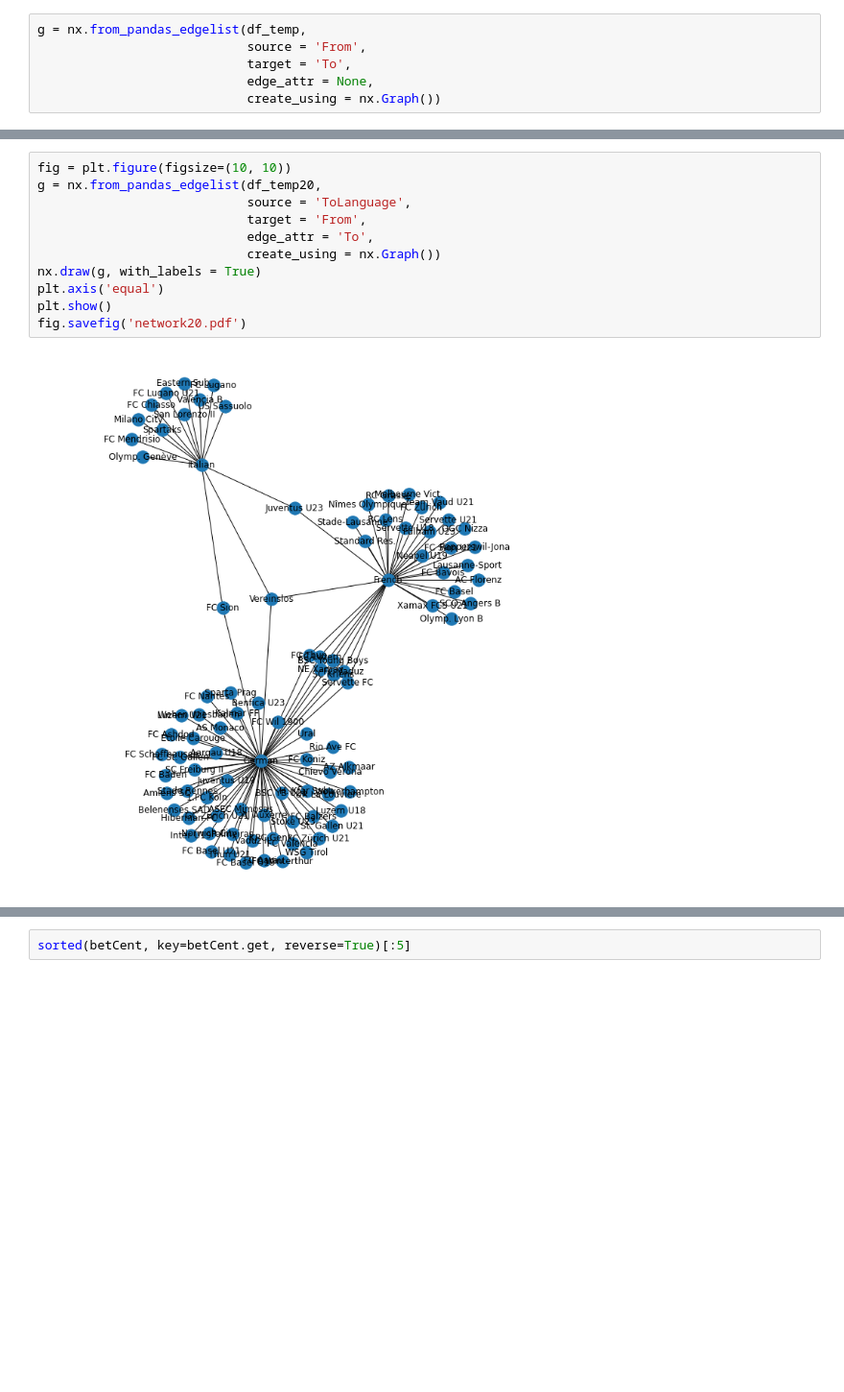
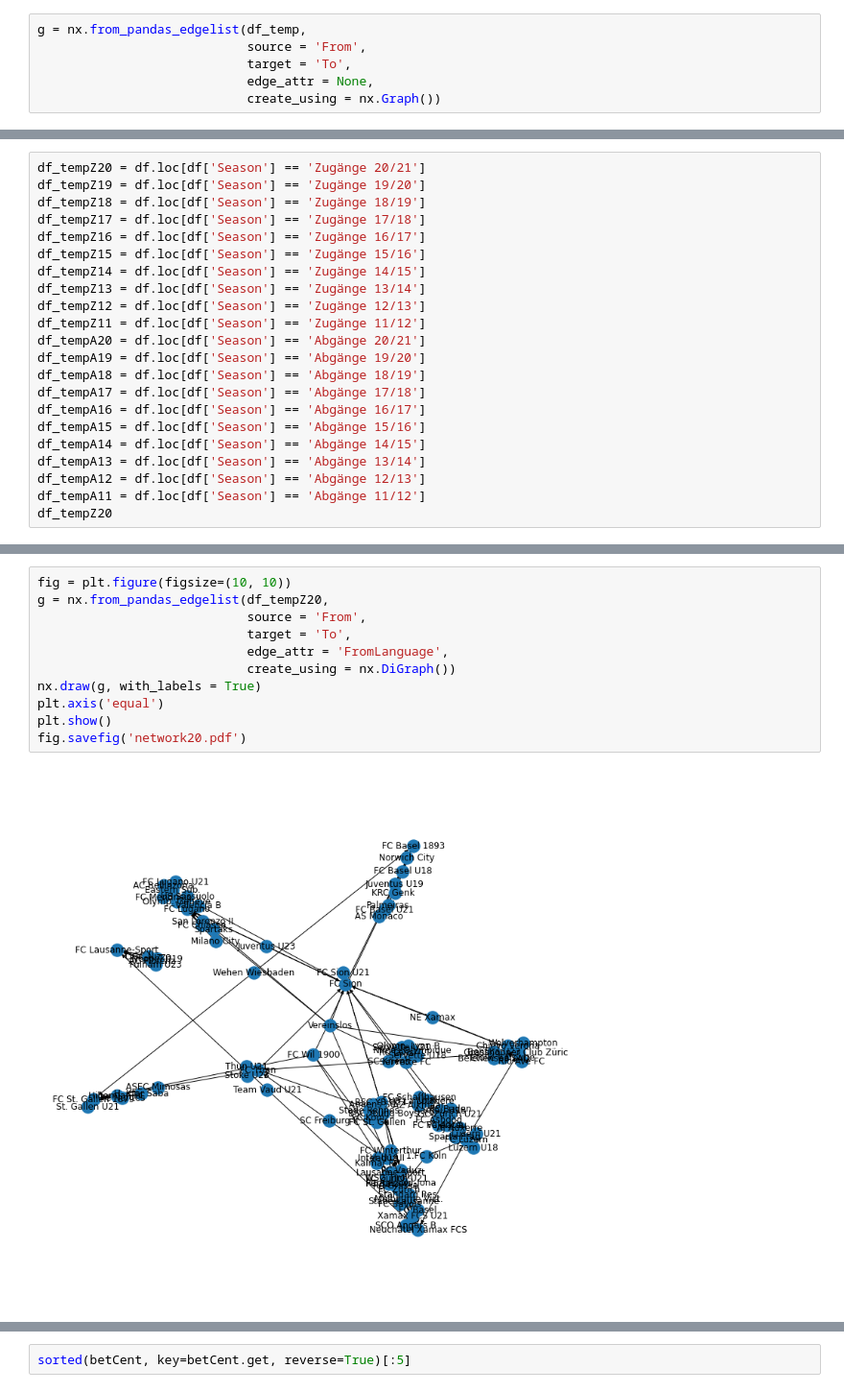
Before and after one commit to Ermaconomist/social_analysis_football_transfer, a Jupyter notebook: 02_analysis/Analysis Network v_Gino.ipynb, the cells around one changed output, grey strips where cells are left out. Shown at 96% size. Cells and saved outputs as stored; diff of their text form; blank space fills up the shorter version.

Commit message:
network per season

```diff
--- a/02_analysis/Analysis Network v_Gino.ipynb
+++ b/02_analysis/Analysis Network v_Gino.ipynb
@@ -161,0 +133,22 @@ df_temp20
+# %%
+df_tempZ20 = df.loc[df['Season'] == 'Zugänge 20/21']
+df_tempZ19 = df.loc[df['Season'] == 'Zugänge 19/20']
+df_tempZ18 = df.loc[df['Season'] == 'Zugänge 18/19']
+df_tempZ17 = df.loc[df['Season'] == 'Zugänge 17/18']
+df_tempZ16 = df.loc[df['Season'] == 'Zugänge 16/17']
+df_tempZ15 = df.loc[df['Season'] == 'Zugänge 15/16']
+df_tempZ14 = df.loc[df['Season'] == 'Zugänge 14/15']
+df_tempZ13 = df.loc[df['Season'] == 'Zugänge 13/14']
+df_tempZ12 = df.loc[df['Season'] == 'Zugänge 12/13']
+df_tempZ11 = df.loc[df['Season'] == 'Zugänge 11/12']
+df_tempA20 = df.loc[df['Season'] == 'Abgänge 20/21']
+df_tempA19 = df.loc[df['Season'] == 'Abgänge 19/20']
+df_tempA18 = df.loc[df['Season'] == 'Abgänge 18/19']
+df_tempA17 = df.loc[df['Season'] == 'Abgänge 17/18']
+df_tempA16 = df.loc[df['Season'] == 'Abgänge 16/17']
+df_tempA15 = df.loc[df['Season'] == 'Abgänge 15/16']
+df_tempA14 = df.loc[df['Season'] == 'Abgänge 14/15']
+df_tempA13 = df.loc[df['Season'] == 'Abgänge 13/14']
+df_tempA12 = df.loc[df['Season'] == 'Abgänge 12/13']
+df_tempA11 = df.loc[df['Season'] == 'Abgänge 11/12']
+df_tempZ20
@@ -165,13 +194,13 @@ df_temp20
 # %%
 fig = plt.figure(figsize=(10, 10))
-g = nx.from_pandas_edgelist(df_temp20,
-                            source = 'ToLanguage',
-                            target = 'From',
-                            edge_attr = 'To',
-                            create_using = nx.Graph())
+g = nx.from_pandas_edgelist(df_tempZ20,
+                            source = 'From',
+                            target = 'To',
+                            edge_attr = 'FromLanguage',
+                            create_using = nx.DiGraph())
 nx.draw(g, with_labels = True)
 plt.axis('equal')
 plt.show()
 fig.savefig('network20.pdf')
 # %% [output]
-[figure, old version]
+[figure, new version]
```
Also changed, not shown: parts of 10 cells of this notebook, 3 other files.
